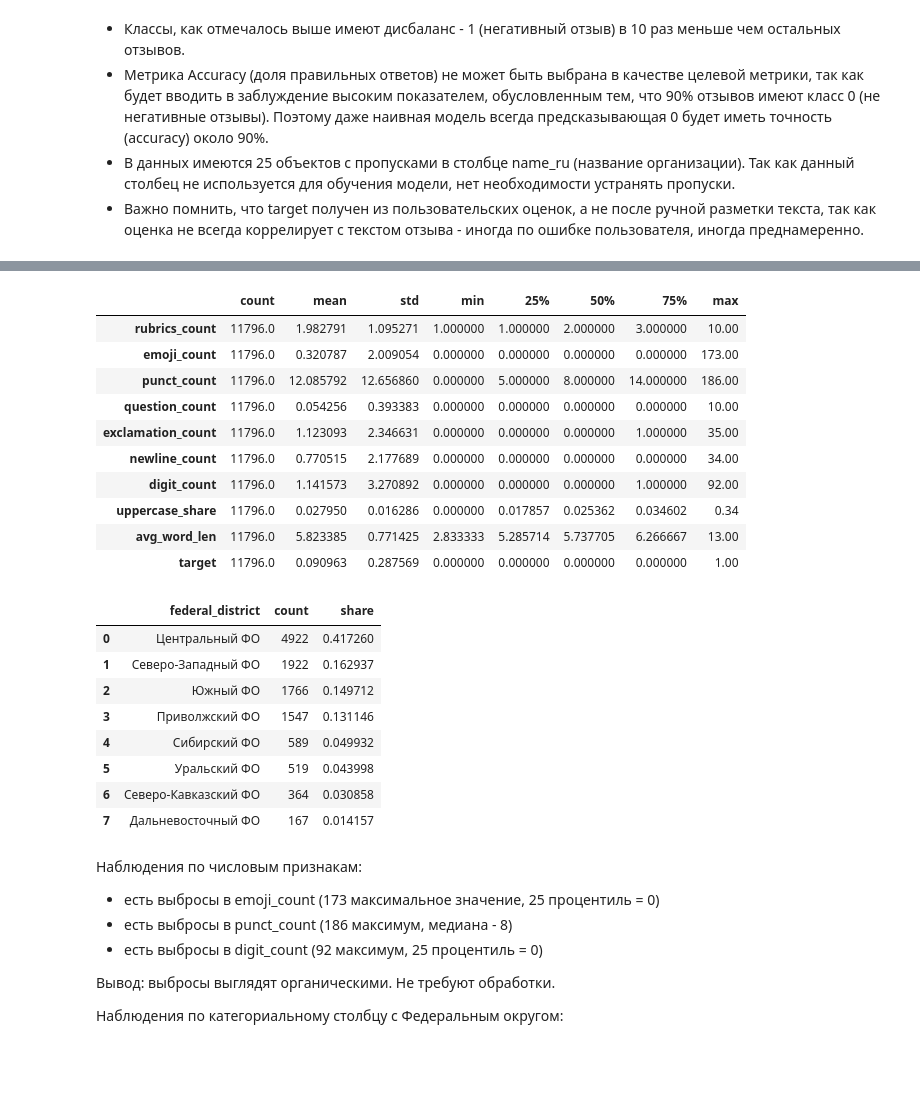
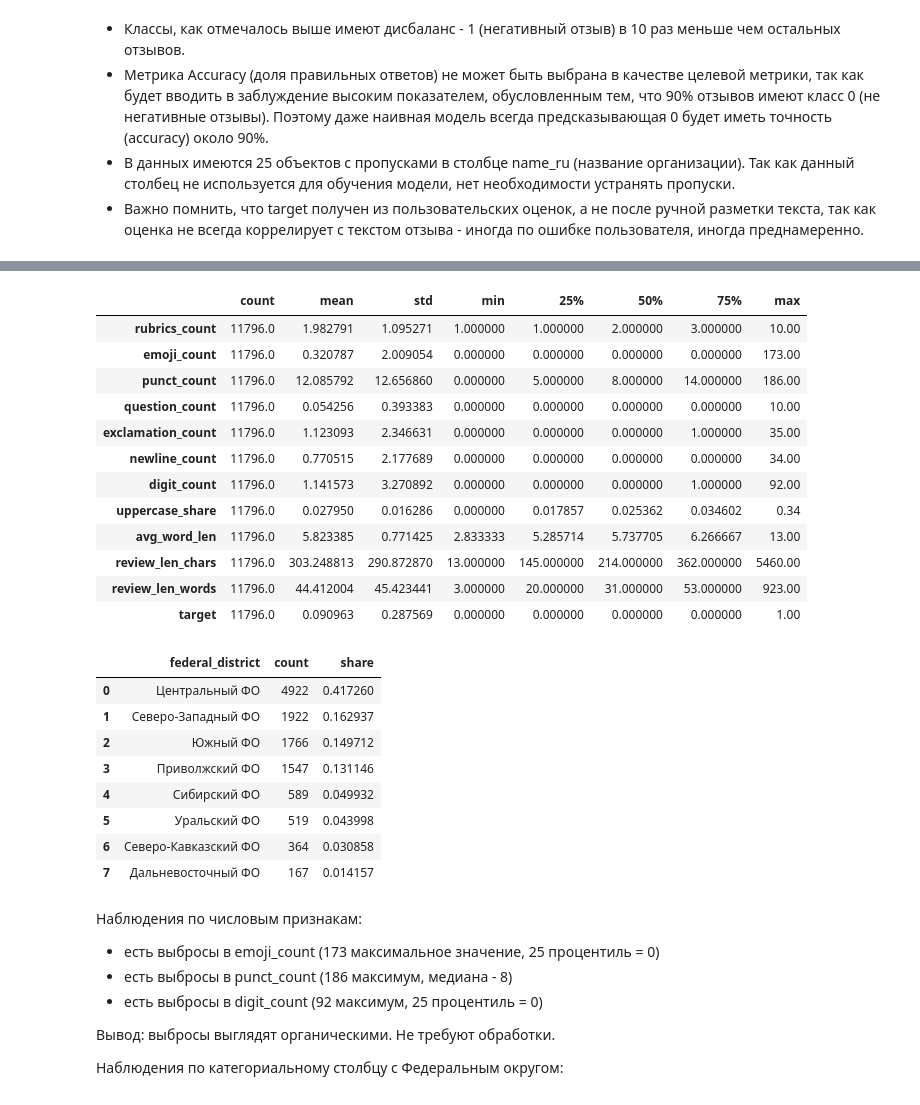
Before and after one commit to nikolai/practicum-tone-of-review-by-neural-network, a Jupyter notebook: tone_of_review_by_neural_network.ipynb, the cells around one changed output, grey strips where cells are left out. Cells and saved outputs as stored; diff of their text form; code cells hidden in the pictures; blank space fills up the shorter version.

```diff
--- a/tone_of_review_by_neural_network.ipynb
+++ b/tone_of_review_by_neural_network.ipynb
@@ -1148,33 +355,38 @@ numeric_features = [
     "exclamation_count",
     "newline_count",
     "digit_count",
     "uppercase_share",
     "avg_word_len",
+
+    "review_len_chars",
+    "review_len_words",
 ]
 
 categorical_features = ["federal_district"]
 
 display(df_features[numeric_features + ["target"]].describe().T)
 
 district_distribution = (
     df_features["federal_district"]
     .value_counts()
     .rename_axis("federal_district")
     .reset_index(name="count")
 )
 district_distribution["share"] = district_distribution["count"] / len(df_features)
 display(district_distribution)
 # %% [output]
 |  | count | mean | std | min | 25% | 50% | 75% | max |
 | rubrics_count | 11796.0 | 1.982791 | 1.095271 | 1.000000 | 1.000000 | 2.000000 | 3.000000 | 10.00 |
 | emoji_count | 11796.0 | 0.320787 | 2.009054 | 0.000000 | 0.000000 | 0.000000 | 0.000000 | 173.00 |
 | punct_count | 11796.0 | 12.085792 | 12.656860 | 0.000000 | 5.000000 | 8.000000 | 14.000000 | 186.00 |
 | question_count | 11796.0 | 0.054256 | 0.393383 | 0.000000 | 0.000000 | 0.000000 | 0.000000 | 10.00 |
 | exclamation_count | 11796.0 | 1.123093 | 2.346631 | 0.000000 | 0.000000 | 0.000000 | 1.000000 | 35.00 |
 | newline_count | 11796.0 | 0.770515 | 2.177689 | 0.000000 | 0.000000 | 0.000000 | 0.000000 | 34.00 |
 | digit_count | 11796.0 | 1.141573 | 3.270892 | 0.000000 | 0.000000 | 0.000000 | 1.000000 | 92.00 |
 | uppercase_share | 11796.0 | 0.027950 | 0.016286 | 0.000000 | 0.017857 | 0.025362 | 0.034602 | 0.34 |
 | avg_word_len | 11796.0 | 5.823385 | 0.771425 | 2.833333 | 5.285714 | 5.737705 | 6.266667 | 13.00 |
+| review_len_chars | 11796.0 | 303.248813 | 290.872870 | 13.000000 | 145.000000 | 214.000000 | 362.000000 | 5460.00 |
+| review_len_words | 11796.0 | 44.412004 | 45.423441 | 3.000000 | 20.000000 | 31.000000 | 53.000000 | 923.00 |
 | target | 11796.0 | 0.090963 | 0.287569 | 0.000000 | 0.000000 | 0.000000 | 0.000000 | 1.00 |
 |  | federal_district | count | share |
 | 0 | Центральный ФО | 4922 | 0.417260 |
```
Also changed, not shown: parts of 37 cells of this notebook, 2 other files.
